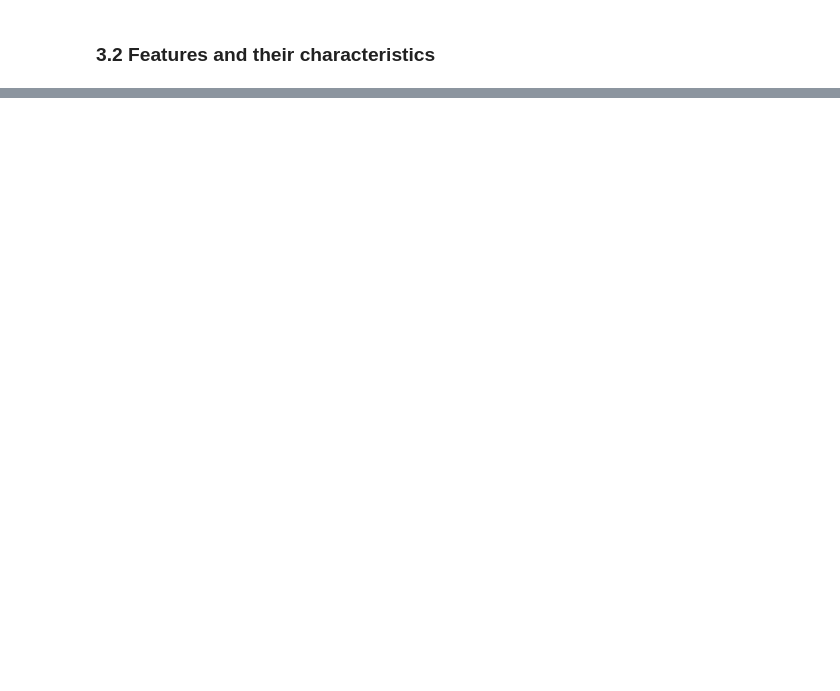
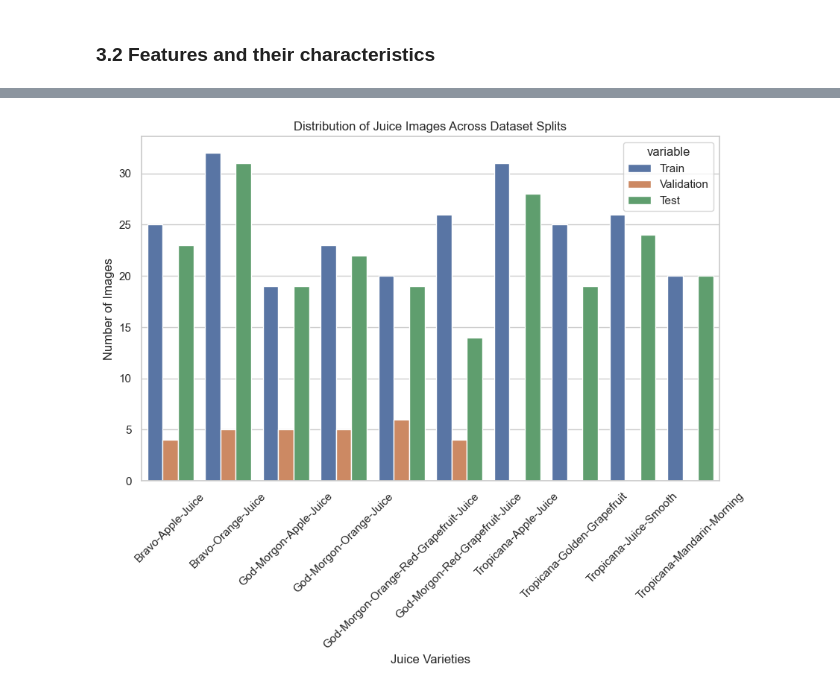
Before and after one commit to VeronicaTverdohleb/MALProject, a Jupyter notebook: FinalProject.ipynb, the cells around one changed output, grey strips where cells are left out. Saved outputs shown, nothing was run; the diff lists cells and outputs as text; code cells hidden in the pictures; blank space fills up the shorter version.

```diff
--- a/FinalProject.ipynb
+++ b/FinalProject.ipynb
@@ -93,0 +167,53 @@ grocery_items_df.head()
+# %%
+train_file = 'GroceryStoreDataset-master/dataset/train.txt'
+val_file = 'GroceryStoreDataset-master/dataset/val.txt'
+test_file = 'GroceryStoreDataset-master/dataset/test.txt'
+
+def count_images_by_classes(file_path, class_list):
+    count = 0
+    with open(file_path, 'r') as file:
+        for line in file:
+            image_path = line.strip().split()[0]
+            if any(cls in image_path for cls in class_list):
+                count += 1
+    return count
+# %%
+# Filtering for juice-related classes
+juice_data = grocery_items_df[grocery_items_df['Category Name (str)'].str.contains("Juice", case=False, na=False)]
+
+# Get unique classes of juices
+juice_classes = juice_data['Class Name (str)'].unique()
+
+# Prepare a DataFrame to hold the counts
+columns = ['Juice Variety', 'Train', 'Validation', 'Test']
+data = []
+
+for juice in juice_classes:
+    juice_list = juice_data[juice_data['Class Name (str)'].str.contains(juice, case=False, na=False)]['Class Name (str)'].tolist()
+
+    # Count images for each dataset split
+    train_count = count_images_by_classes(train_file, juice_list)
+    val_count = count_images_by_classes(val_file, juice_list)
+    test_count = count_images_by_classes(test_file, juice_list)
+
+    data.append([juice, train_count, val_count, test_count])
+
+juice_distribution_df = pd.DataFrame(data, columns=columns)
+
+# Set the aesthetic style of the plots
+sns.set(style="whitegrid")
+
+# Plot data
+plt.figure(figsize=(10, 6))
+juice_plot = sns.barplot(x='Juice Variety', y='value', hue='variable', data=pd.melt(juice_distribution_df, ['Juice Variety']))
+
+# Enhance plot aesthetics
+juice_plot.set_title('Distribution of Juice Images Across Dataset Splits')
+juice_plot.set_xlabel('Juice Varieties')
+juice_plot.set_ylabel('Number of Images')
+plt.xticks(rotation=45)  # Rotate class labels for better readability
+
+# Show the plot
+plt.show()
+# %% [output]
+[figure, added]
```
Also changed, not shown: parts of 11 cells of this notebook.
